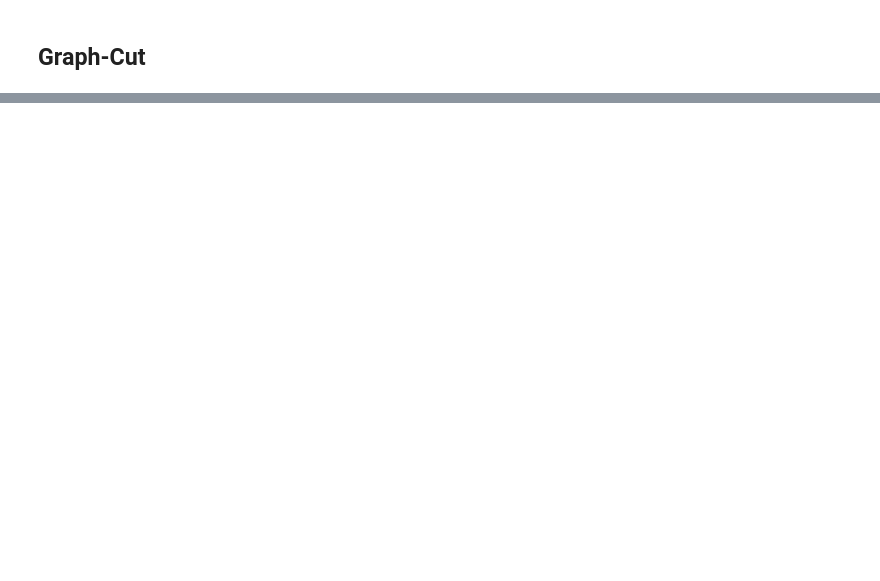
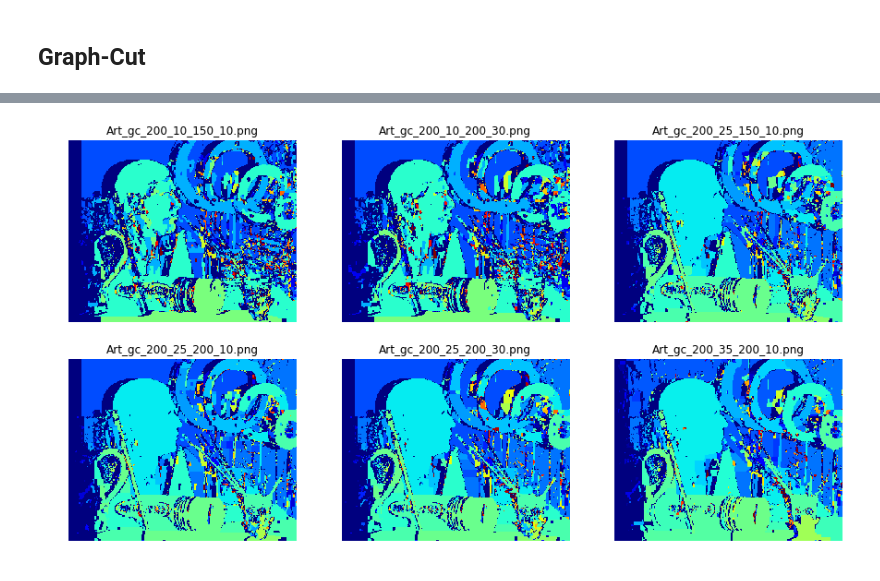
Before and after one commit to Af4rinz/pgm-stereo, a Jupyter notebook: src/stereo-rec.ipynb, the cells around one changed output, grey strips where cells are left out. Saved outputs shown, nothing was run; the diff lists cells and outputs as text; code cells hidden in the pictures; blank space fills up the shorter version.

```diff
--- a/src/stereo-rec.ipynb
+++ b/src/stereo-rec.ipynb
@@ -185,0 +210,16 @@ $$ d^* = \arg_{\scriptsize{d}} \max p(\mathbf{d}|\mathbf{x},\mathbf{y}) $$ -->
+# %%
+fig, axs = plt.subplots(2, 3, figsize=(15, 8))
+gc_disp = {}
+gc_disp_jet = {}
+# import 'art_gc_*'from /output
+for file in os.listdir('../output/'):
+    if file.startswith('Art_gc'):
+        gc_disp[file] = (cv2.imread(f'../output/{file}', cv2.IMREAD_GRAYSCALE))
+
+for i, k in enumerate(gc_disp.keys()):
+    axs[i//3, i%3].imshow(gc_disp[k], cmap='jet')
+    axs[i//3, i%3].axis('off')
+    axs[i//3, i%3].set_title(k)
+plt.show()
+# %% [output]
+[figure, added]
```
Also changed, not shown: parts of 35 cells of this notebook, 26 other files.
